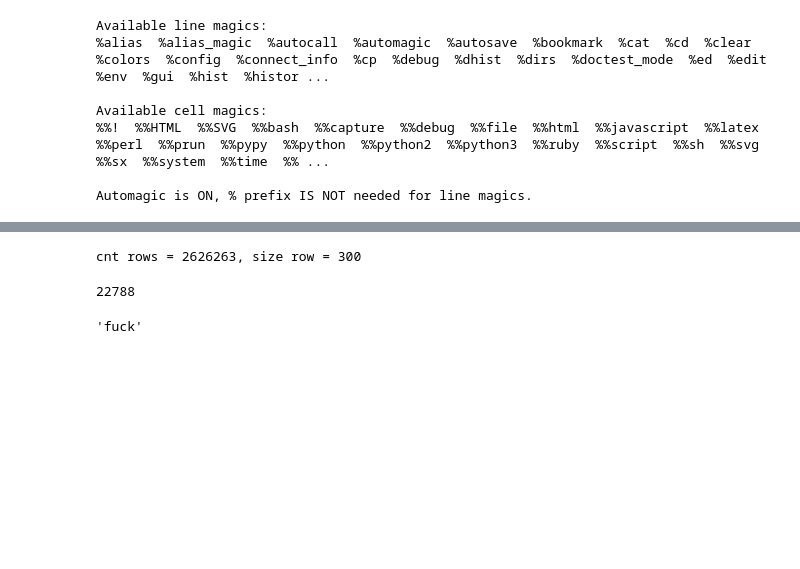
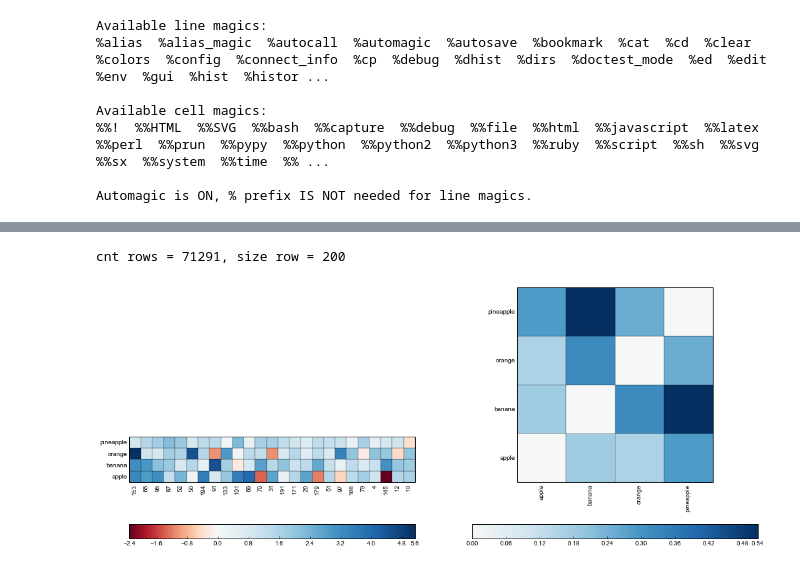
Before and after one commit to undertherain/vsmlib, a Jupyter notebook: python/matrices.ipynb, the cells around one changed output, grey strips where cells are left out. Saved outputs shown, nothing was run; the diff lists cells and outputs as text; code cells hidden in the pictures; blank space fills up the shorter version.

```diff
--- a/python/matrices.ipynb
+++ b/python/matrices.ipynb
@@ -515,6 +511,6 @@ Available cell magics:
 
 Automagic is ON, % prefix IS NOT needed for line magics.
 # %%
-l = [i[0] for i in testhelper.get_test_from_toefl("../tests/toefl/toefl")]
-for i in l:
-    print (i)
+#l = [i[0] for i in testhelper.get_test_from_toefl("../tests/toefl/toefl")]
+#for i in l:
+    #print (i)
@@ -539,39 +517,42 @@ normally
 # %%
-dic_words={}
-def load_word(f):
-    result=b''
-    w=b''
-    while w!=b' ':
-        w = f.read(1)
-        result=result+w
-    return result[:-1]
-#load from word2vec format
-f=  open("/mnt/work/nlp_scratch/_w2v/vectors_total.bin","rb")
-#f=  open("/storage/scratch/_w2v/vectors.bin","rb")
+class Vocab_w2v(Vocabulary):
+    def __init__(self):
+        self.dic_words_ids={}
+        self.lst_words=[]
 
-header = f.readline().split()
-cnt_rows=int(header[0])
-size_row=int(header[1])
-matr = np.zeros((cnt_rows,size_row),dtype=np.float32)
-lst_words_w2v=[]
-print ("cnt rows = {}, size row = {}".format(cnt_rows,size_row))
-for i in range(cnt_rows):
-    word = load_word(f).decode('ascii',errors="replace").strip()
-    #print (word)
-    dic_words[word]=i;
-    lst_words_w2v.append(word)
-    s_row = f.read(size_row*4)
-    row = np.fromstring(s_row, dtype=np.float32)
-    row = row / np.linalg.norm(row)
-    matr[i]=row
-f.close()
-cnt_rows,size_row
-dic_words["fuck"]
+class model_w2v(Model_numbered):
+    def load_word(f):
+        result=b''
+        w=b''
+        while w!=b' ':
+            w = f.read(1)
+            result=result+w
+        return result[:-1]
+    def __init__(self,filename):
+        self.vocabulary = Vocab_w2v()
+        f=  open(filename,"rb")
+        header = f.readline().split()
+        cnt_rows=int(header[0])
+        size_row=int(header[1])
+        self.matrix = np.zeros((cnt_rows,size_row),dtype=np.float32)
+        print ("cnt rows = {}, size row = {}".format(cnt_rows,size_row))
+        for i in range(cnt_rows):
+            word = model_w2v.load_word(f).decode('ascii',errors="replace").strip()
+            #print (word)
+            self.vocabulary.dic_words_ids[word]=i;
+            self.vocabulary.lst_words.append(word)
+            s_row = f.read(size_row*4)
+            row = np.fromstring(s_row, dtype=np.float32)
+            #row = row / np.linalg.norm(row)
+            self.matrix[i]=row
+        f.close()
+
+m_w2v = model_w2v("/mnt/work/nlp_scratch/_w2v/vectors.bin")
 # %% [output]
-cnt rows = 2626263, size row = 300
+cnt rows = 71291, size row = 200
-22788
 # %%
-#bstr=b'fuck'
+#m_w2v.get_most_similar_words("best")
 #bstr.decode('ascii')
+draw_features_and_similarity(m_w2v,True)
 # %% [output]
-'fuck'
+[figure, added]
```
Also changed, not shown: parts of 24 cells of this notebook, 5 other files.
